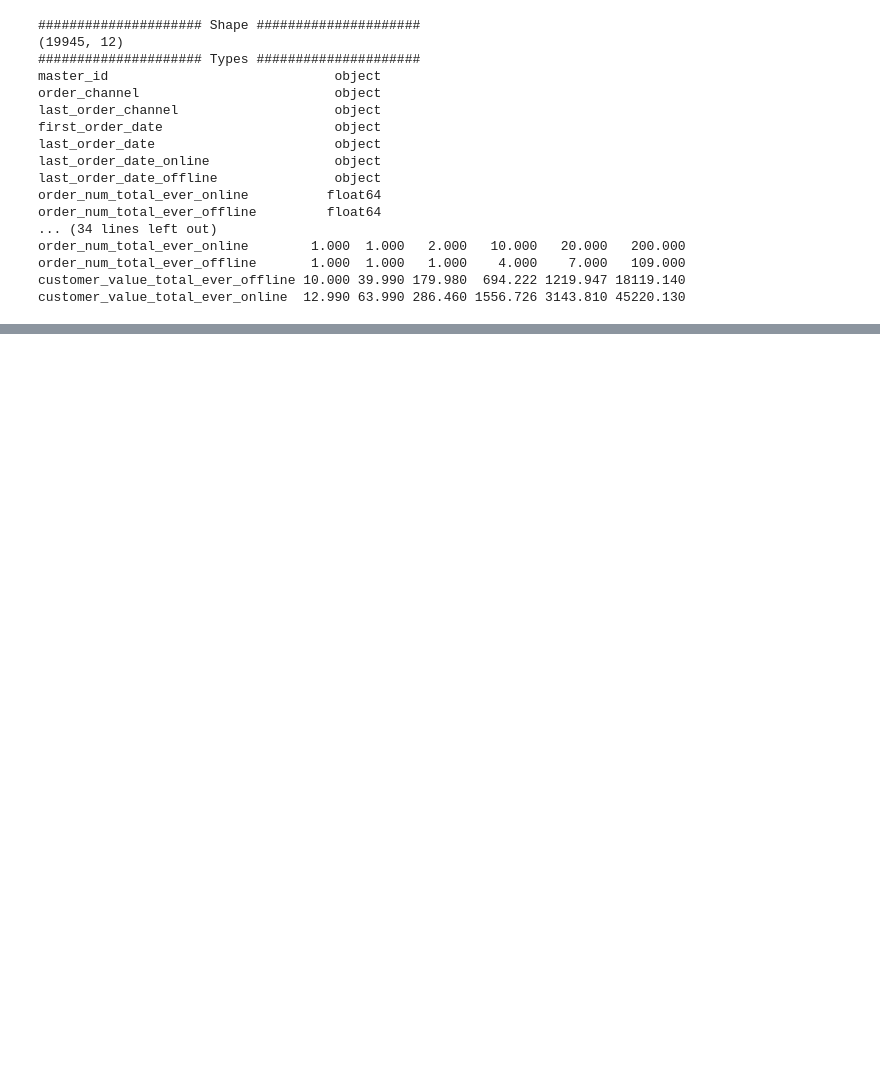
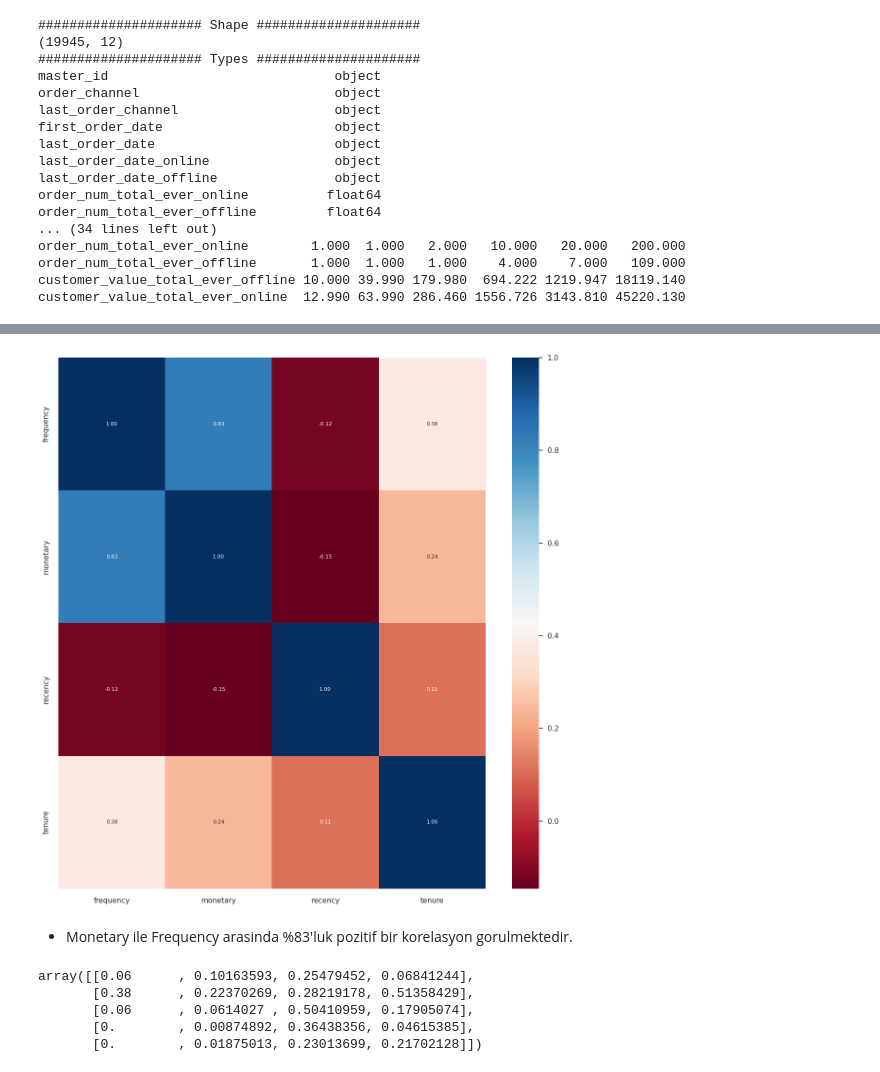
Before and after one commit to dilekdd/FLO_Unsupervised, a Jupyter notebook: flo-unsupervised.ipynb, the cells around one changed output, grey strips where cells are left out. Drawn from its saved outputs; the diff is of its cells as text; code cells hidden in the pictures; blank space fills up the shorter version.

```diff
--- a/flo-unsupervised.ipynb
+++ b/flo-unsupervised.ipynb
@@ -66,8 +70,8 @@ customer_value_total_ever_online  12.990 63.990 286.460 1556.726 3143.810 45220.
 date_columns = df.columns[df.columns.str.contains("date")]
 df[date_columns] = df[date_columns].apply(pd.to_datetime)
 # %%
-df["order_num_total"] = df["order_num_total_ever_online"] + df["order_num_total_ever_offline"]
-df["customer_value_total"] = df["customer_value_total_ever_offline"] + df["customer_value_total_ever_online"]
+df["frequency"] = df["order_num_total_ever_online"] + df["order_num_total_ever_offline"]
+df["monetary"] = df["customer_value_total_ever_offline"] + df["customer_value_total_ever_online"]
 # %%
 analysis_date = df['last_order_date'].max() + dt.timedelta(days=2)
 df["recency"] = (analysis_date - df["last_order_date"]).dt.days
@@ -81,3 +85,7 @@ df.head()
 | 2 | 69b69676-1a40-11ea-941b-000d3a38a36f | Android App | Android App | 2019-11-27 | 2020-11-27 | 2020-11-27 | ... |
 | 3 | 1854e56c-491f-11eb-806e-000d3a38a36f | Android App | Android App | 2021-01-06 | 2021-01-17 | 2021-01-17 | ... |
 | 4 | d6ea1074-f1f5-11e9-9346-000d3a38a36f | Desktop | Desktop | 2019-08-03 | 2021-03-07 | 2021-03-07 | ... |
+# %%
+# copying the recently derived  "frequency","monetary","recency","tenure" columns and re-creating the df dataframe
+df = df[["frequency","monetary","recency","tenure"]].copy()
+df.head()
@@ -502,0 +250,24 @@ tenure                              -0.052           -0.014    0.045   1.000
+# %%
+#Analysis of Correlation
+corr = df.corr()
+sns.set(rc={'figure.figsize': (12, 12)})
+sns.heatmap(corr, cmap="RdBu", annot=True, fmt=".2f", annot_kws={"size": 8})
+plt.tight_layout()
+plt.show()
+# %% [output]
+[figure, added]
+# %% [markdown]
+* Monetary ile Frequency arasinda %83'luk pozitif bir korelasyon gorulmektedir.
+# %%
+#scaling the dataset
+sc = MinMaxScaler((0, 1))
+df = sc.fit_transform(df)
+df[0:5] #df.head() wasn't applied here because after scaling the data, it turns to a numpy array.
+
+#since we capped the outliers, we don't use robust scalar here. Standard scalar can be used as well.
+# %% [output]
+array([[0.06      , 0.10163593, 0.25479452, 0.06841244],
+       [0.38      , 0.22370269, 0.28219178, 0.51358429],
+       [0.06      , 0.0614027 , 0.50410959, 0.17905074],
+       [0.        , 0.00874892, 0.36438356, 0.04615385],
+       [0.        , 0.01875013, 0.23013699, 0.21702128]])
```
Also changed, not shown: parts of 65 cells of this notebook.
